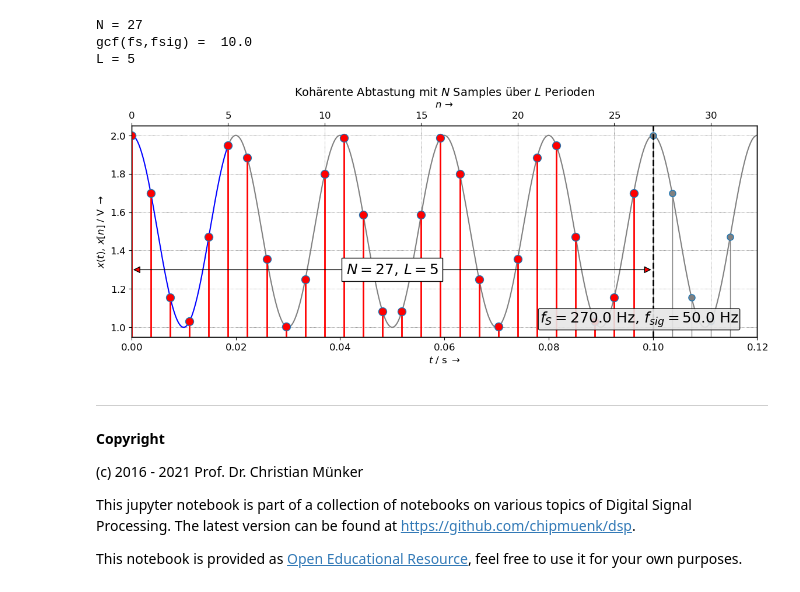
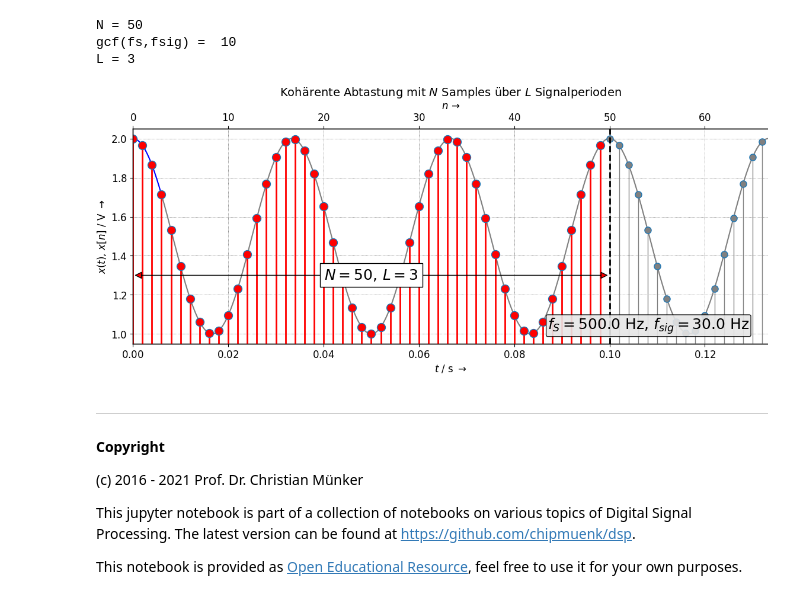
Before and after one commit to chipmuenk/dsp, a Jupyter notebook: notebooks/01_LTI/LTI-Periodizitaet.ipynb, the cells around one changed output. Saved outputs shown, nothing was run; the diff lists cells and outputs as text; code cells hidden in the pictures.

```diff
--- a/notebooks/01_LTI/LTI-Periodizitaet.ipynb
+++ b/notebooks/01_LTI/LTI-Periodizitaet.ipynb
@@ -38,11 +38,11 @@ def lim_eps(a,eps):
 # %%
 #Initialize variables
 #------------------------------------------------
-fs = 270   # sampling frequency
+fs = 500   # sampling frequency
 Ts = 1.0/fs      # sampling period
 N_man  = 0     # manual selection of N if N_man > 0
 
-fsig = 50.0   # base signal frequency # pi * 50
+fsig = 30  # base signal frequency # pi * 50
 fsig2 = 60.0  # additional harmonic or component
 DC   = 1.5    # DC-level (offset for cos-Signal)
 A1   = 0.5   # Amplitude
@@ -84,9 +84,9 @@ xn = DC + A1 * cos(2.0*pi*fsig*n*Ts + phi1) + A2 * cos(2.0*pi*fsig2*n*Ts + phi2)
 #xt = np.sign(xt) # rect function
 #xn = np.sign(xn) # rect function
 # %% [output]
-N = 27
-gcf(fs,fsig) =  10.0
-L = 5
+N = 50
+gcf(fs,fsig) =  10
+L = 3
 # %%
 fig, ax1 = plt.subplots(1, **figsize)
 ax1.plot(t[0:L*50+1], xt[0:L*50+1], 'b-', label = '$x(t)$') # plot x for L periods using blue line:
@@ -101,35 +101,35 @@ plt.setp(markerline, 'markerfacecolor', 'r', 'markersize', 10)
 plt.setp(stemlines, 'color','r', 'linewidth', 2)
 plt.setp(baseline, 'linewidth', 0) # turn off baseline
 if disp_L==True:
     markerline, stemlines, baseline = ax2.stem(n[N:], xn[N:], use_line_collection=True)
     plt.setp(markerline, 'markerfacecolor', 'grey', 'markersize', 8)
     plt.setp(stemlines, 'color','grey', 'linewidth', 1, linestyle='-')
     plt.setp(baseline, 'linewidth', 0) # turn off baseline
 ax2.set_xlabel(r'$n \, \rightarrow$')
 ax2.grid(True) # plot x-gridlines for second x-axis
 ax2.set_xlim([0,N_Ts]) # match range for second x-axis with first one
 ylbl = min(xt) + (max(xt) - min(xt)) * 0.3 # position for label
 ax2.text(0.97, 0.04, '$f_S = %.1f$ Hz, $f_{sig} = %.1f$ Hz' %(fs,fsig),
          fontsize=18, ha="right", va="bottom",linespacing=1.5,
          transform = ax2.transAxes, # coordinates relativ to axis
          bbox=dict(alpha=0.9,boxstyle="round,pad=0.1", fc='0.9'))
 if disp_L==True:
     # double-headed arrow for period length using annotate command with empty text:
     ax2.annotate('', (0, ylbl),(N, ylbl), xycoords='data', ha="center", va="center", size=18,
         arrowprops=dict(arrowstyle="<|-|>", facecolor = 'red', edgecolor='black' ))
         #see matplotlib.patches.ArrowStyle
     ax2.axvline(x=N, linewidth=2, color='k', linestyle='--')
 # textbox with values for N, L
 ax2.text((N)/2.0,ylbl,'$N = %s, \, L = %s$' %(Nmax, Lmax), fontsize=18,ha="center",
          va="center", linespacing=1.5, bbox=dict(boxstyle="square", fc='white'))
 ax2.set_ylim(lim_eps(xt,0.05))    # set ylim to min/max of xt
 ax2.axhline() # horizontal line at y=0 from xmin to xmax (rel. coordinates)
-ax2.set_title('Kohärente Abtastung mit $N$ Samples über $L$ Perioden')
+ax2.set_title('Kohärente Abtastung mit $N$ Samples über $L$ Signalperioden')
 fig.subplots_adjust(top=0.85,right=0.95)
 if EXPORT:
     fig.savefig("my_file_{0:s}Hz.png".format(str(int(fs))))
 # %% [output]
-[figure, old version]
+[figure, new version]
 # %% [markdown]
 ***
 **Copyright**
```
Also changed, not shown: parts of 1 cell of this notebook.
